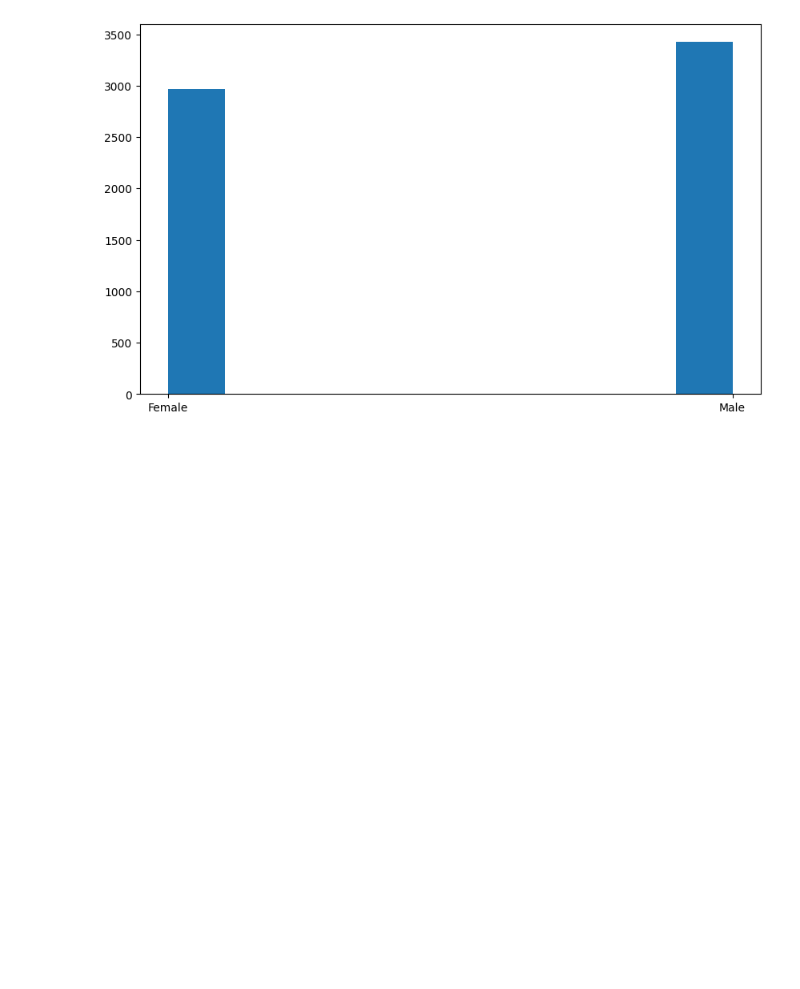
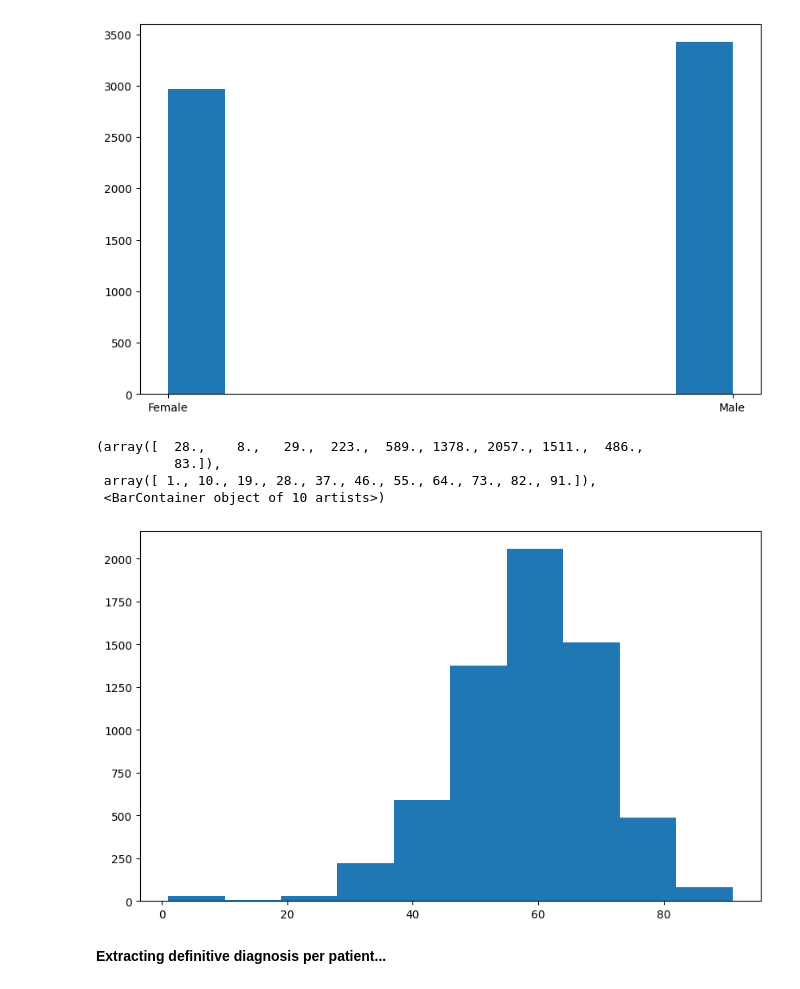
Before and after one commit to md-marop-hossain/Ocular-Disease-Recognition-Project-CSE499A, a Jupyter notebook: ODR(Normal,_Cataract,_Diabetes,_and_Glaucoma)_using_InceptionV3_Model.ipynb, the cells around one changed output. Cells and saved outputs as stored; diff of their text form; code cells hidden in the pictures; blank space fills up the shorter version.

```diff
--- a/ODR(Normal,_Cataract,_Diabetes,_and_Glaucoma)_using_InceptionV3_Model.ipynb
+++ b/ODR(Normal,_Cataract,_Diabetes,_and_Glaucoma)_using_InceptionV3_Model.ipynb
@@ -70,3 +70,14 @@ plt.hist(dataset['Patient Sex'])
  array([0. , 0.1, 0.2, 0.3, 0.4, 0.5, 0.6, 0.7, 0.8, 0.9, 1. ]),
  <BarContainer object of 10 artists>)
 [figure]
+# %%
+plt.figure(figsize = (10, 6))
+plt.hist(dataset['Patient Age'])
+# %% [output]
+(array([  28.,    8.,   29.,  223.,  589., 1378., 2057., 1511.,  486.,
+          83.]),
+ array([ 1., 10., 19., 28., 37., 46., 55., 64., 73., 82., 91.]),
+ <BarContainer object of 10 artists>)
+[figure, added]
+# %% [markdown]
+**Extracting definitive diagnosis per patient...**
```
Also changed, not shown: parts of 7 cells of this notebook.
